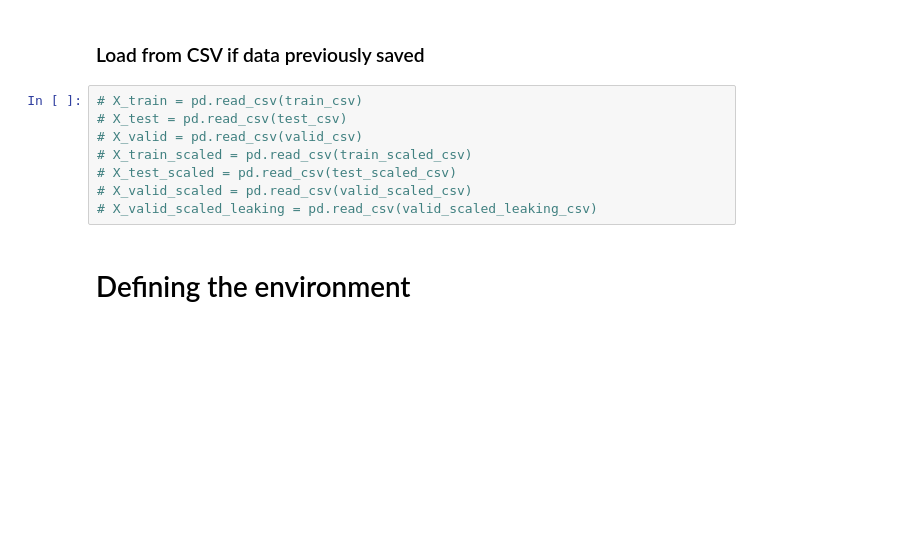
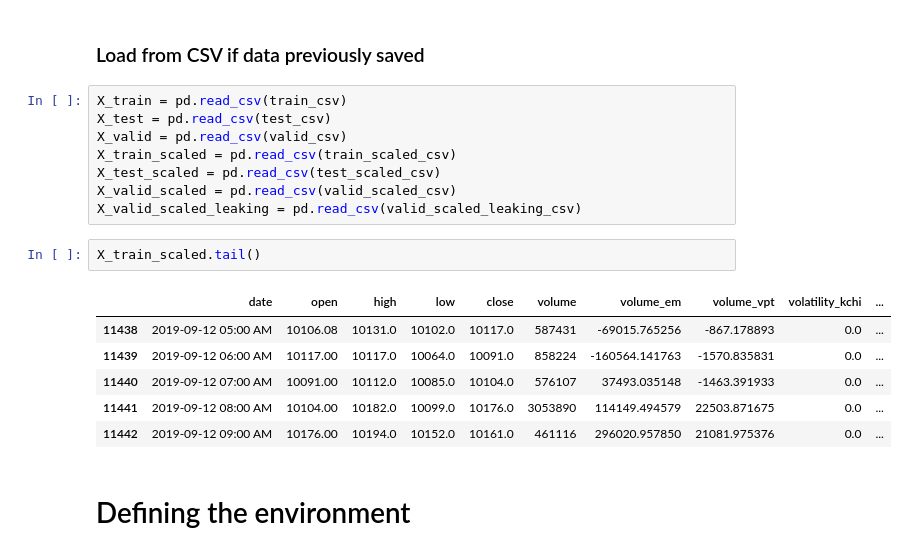
Before and after one commit to alexandrustefan/rl-algos, a Jupyter notebook: PPO_RL_simple_env_ray_rllib.ipynb, the cells around one changed output. Drawn from its saved outputs; the diff is of its cells as text; blank space fills up the shorter version.

Commit message:
fixed loading and saving of training data from csv

```diff
--- a/PPO_RL_simple_env_ray_rllib.ipynb
+++ b/PPO_RL_simple_env_ray_rllib.ipynb
@@ -500,13 +488,22 @@ NameError: name 'X_train' is not defined
 # %% [markdown]
 ### Load from CSV if data previously saved
 # %%
-# X_train = pd.read_csv(train_csv)
-# X_test = pd.read_csv(test_csv)
-# X_valid = pd.read_csv(valid_csv)
-# X_train_scaled = pd.read_csv(train_scaled_csv)
-# X_test_scaled = pd.read_csv(test_scaled_csv)
-# X_valid_scaled = pd.read_csv(valid_scaled_csv)
-# X_valid_scaled_leaking = pd.read_csv(valid_scaled_leaking_csv)
+X_train = pd.read_csv(train_csv)
+X_test = pd.read_csv(test_csv)
+X_valid = pd.read_csv(valid_csv)
+X_train_scaled = pd.read_csv(train_scaled_csv)
+X_test_scaled = pd.read_csv(test_scaled_csv)
+X_valid_scaled = pd.read_csv(valid_scaled_csv)
+X_valid_scaled_leaking = pd.read_csv(valid_scaled_leaking_csv)
+# %%
+X_train_scaled.tail()
+# %% [output]
+|  | date | open | high | low | close | volume | volume_em | volume_vpt | volatility_kchi | ... |
+| 11438 | 2019-09-12 05:00 AM | 10106.08 | 10131.0 | 10102.0 | 10117.0 | 587431 | -69015.765256 | -867.178893 | 0.0 | ... |
+| 11439 | 2019-09-12 06:00 AM | 10117.00 | 10117.0 | 10064.0 | 10091.0 | 858224 | -160564.141763 | -1570.835831 | 0.0 | ... |
+| 11440 | 2019-09-12 07:00 AM | 10091.00 | 10112.0 | 10085.0 | 10104.0 | 576107 | 37493.035148 | -1463.391933 | 0.0 | ... |
+| 11441 | 2019-09-12 08:00 AM | 10104.00 | 10182.0 | 10099.0 | 10176.0 | 3053890 | 114149.494579 | 22503.871675 | 0.0 | ... |
+| 11442 | 2019-09-12 09:00 AM | 10176.00 | 10194.0 | 10152.0 | 10161.0 | 461116 | 296020.957850 | 21081.975376 | 0.0 | ... |
 # %% [markdown]
 # Defining the environment
 # %%
```
Also changed, not shown: parts of 4 cells of this notebook, 1 other file.
